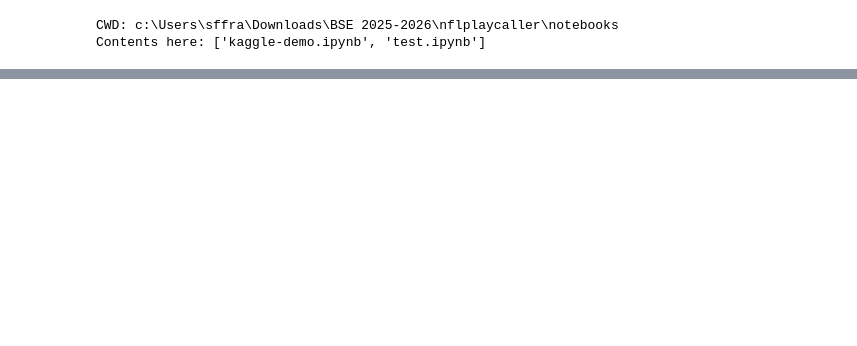
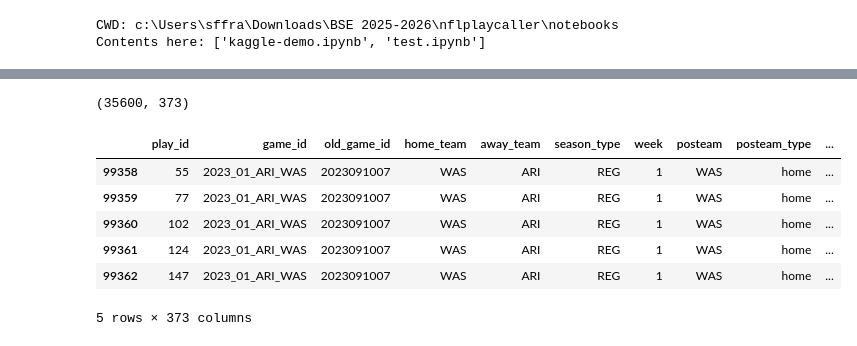
Before and after one commit to samuelfraley-bse/nflrunpass, a Jupyter notebook: notebooks/test.ipynb, the cells around one changed output, grey strips where cells are left out. Saved outputs shown, nothing was run; the diff lists cells and outputs as text; code cells hidden in the pictures; blank space fills up the shorter version.

```diff
--- a/notebooks/test.ipynb
+++ b/notebooks/test.ipynb
@@ -102,0 +102,16 @@ df_feat[[
+# %%
+from nfl_run_pass import data_loading, features
+from nfl_run_pass.config import CONFIG
+
+df_model = data_loading.load_and_prepare_run_pass_data()
+print(df_model.shape)
+df_model.head()
+# %% [output]
+(35600, 373)
+|  | play_id | game_id | old_game_id | home_team | away_team | season_type | week | posteam | posteam_type | ... |
+| 99358 | 55 | 2023_01_ARI_WAS | 2023091007 | WAS | ARI | REG | 1 | WAS | home | ... |
+| 99359 | 77 | 2023_01_ARI_WAS | 2023091007 | WAS | ARI | REG | 1 | WAS | home | ... |
+| 99360 | 102 | 2023_01_ARI_WAS | 2023091007 | WAS | ARI | REG | 1 | WAS | home | ... |
+| 99361 | 124 | 2023_01_ARI_WAS | 2023091007 | WAS | ARI | REG | 1 | WAS | home | ... |
+| 99362 | 147 | 2023_01_ARI_WAS | 2023091007 | WAS | ARI | REG | 1 | WAS | home | ... |
+5 rows × 373 columns
```
Also changed, not shown: parts of 18 cells of this notebook, 8 other files.
